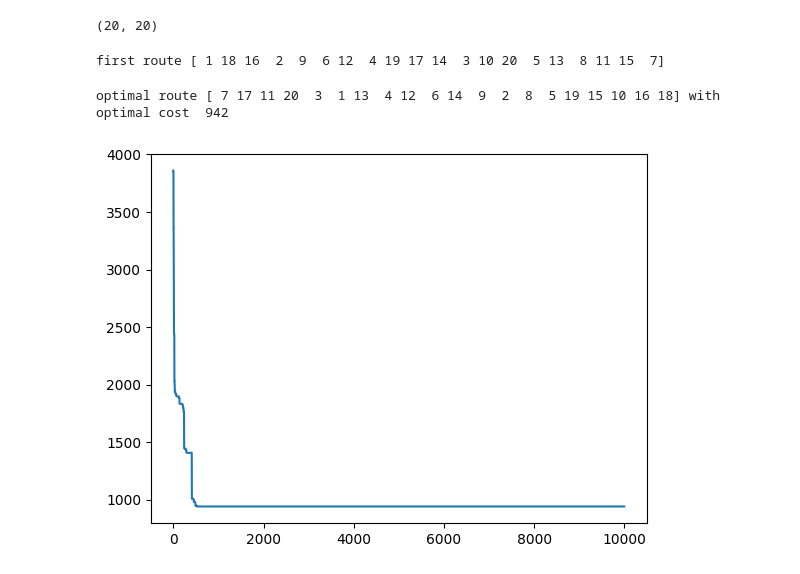
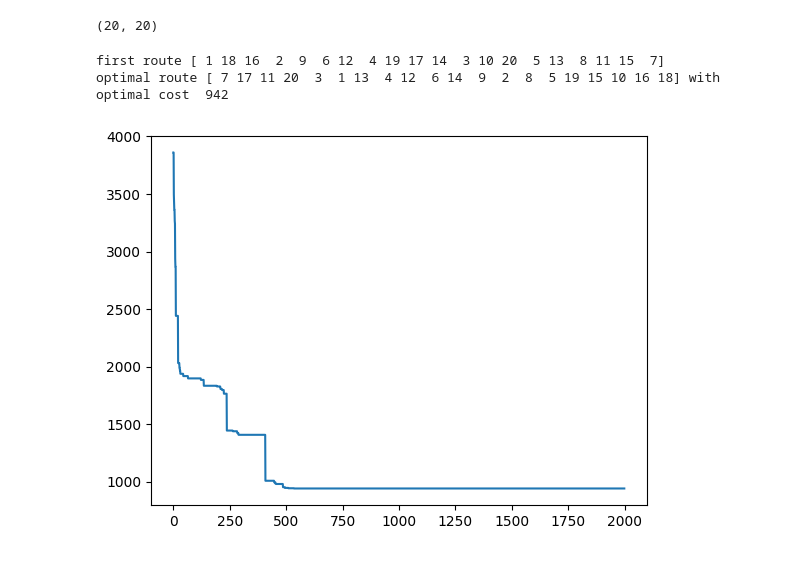
Before and after one commit to markus1573/stokastisk-simulering, a Jupyter notebook: Mathilde/Exercise7.ipynb, the cells around one changed output. Drawn from its saved outputs; the diff is of its cells as text; code cells hidden in the pictures.

```diff
--- a/Mathilde/Exercise7.ipynb
+++ b/Mathilde/Exercise7.ipynb
@@ -169,33 +169,33 @@ def cost_func_altered(points, order_array):
 
 def run_traveling_salesman_altered(points,initial_route,converge_threshold = 1e-6, max_rounds = 100_000):
 
     current_route = initial_route
     all_costs = []
     current_cost = cost_func_altered(points,current_route)
     for k in range(max_rounds):
         all_costs.append(current_cost)
         proposal_route = generate_proposal(current_route)
         current_cost = cost_func_altered(points,current_route)
         proposal_cost = cost_func_altered(points,proposal_route)
         T = cooling(k)
         alpha = min(1,np.exp(-(proposal_cost-current_cost)/T))
 
         # acceptance
         if np.random.rand(1) <=alpha:
             current_route = proposal_route
 
         if (np.abs(current_cost-proposal_cost) <= converge_threshold) and k>1000:
             current_cost = cost_func_altered(points,current_route)
             print(f'hit convergence at k={k} with cost = {current_cost}')
             return current_route, all_costs
     return current_route, all_costs
 
 
-best_route, all_costs = run_traveling_salesman_altered(points,first_route,max_rounds=10_000 )
+best_route, all_costs = run_traveling_salesman_altered(points,first_route,max_rounds=2_000 )
 print('optimal route',best_route, 'with optimal cost ',cost_func_altered(points,best_route))
 plt.plot(list(range(0,len(all_costs))), all_costs)
 print()
 # %% [output]
 first route [ 1 18 16  2  9  6 12  4 19 17 14  3 10 20  5 13  8 11 15  7]
+optimal route [ 7 17 11 20  3  1 13  4 12  6 14  9  2  8  5 19 15 10 16 18] with optimal cost  942
-optimal route [ 7 17 11 20  3  1 13  4 12  6 14  9  2  8  5 19 15 10 16 18] with optimal cost  942
-[figure, old version]
+[figure, new version]
```
Also changed, not shown: 1 other file.
